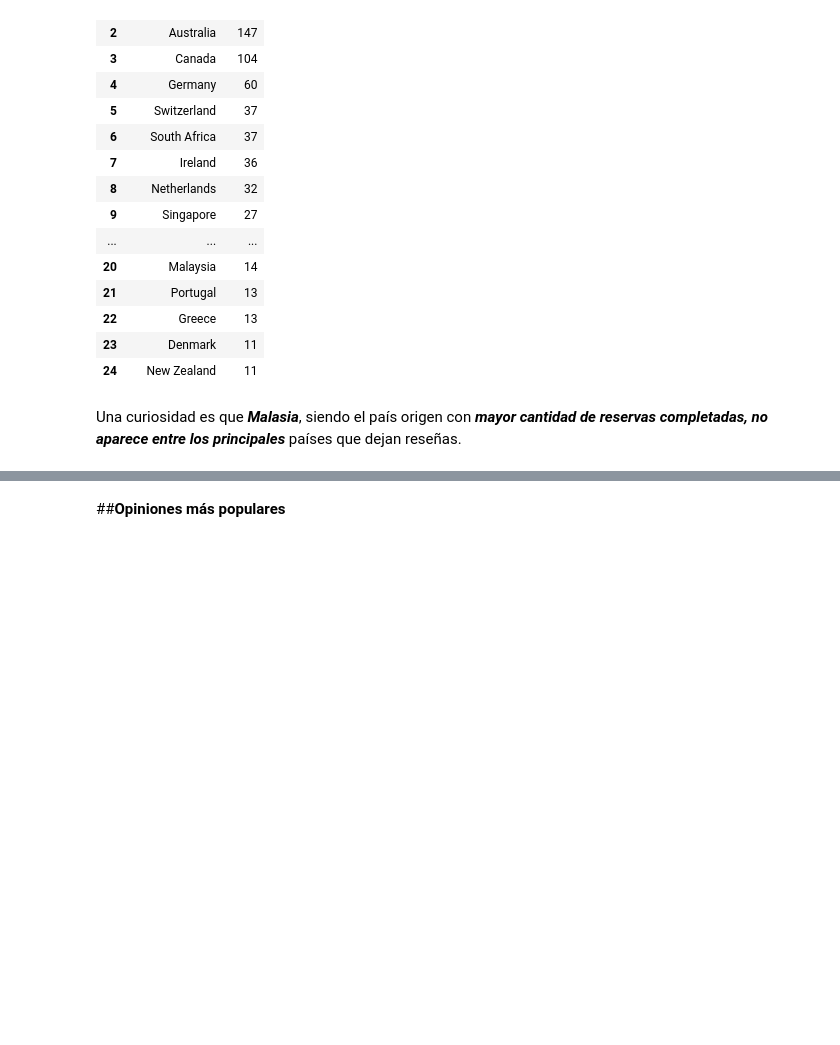
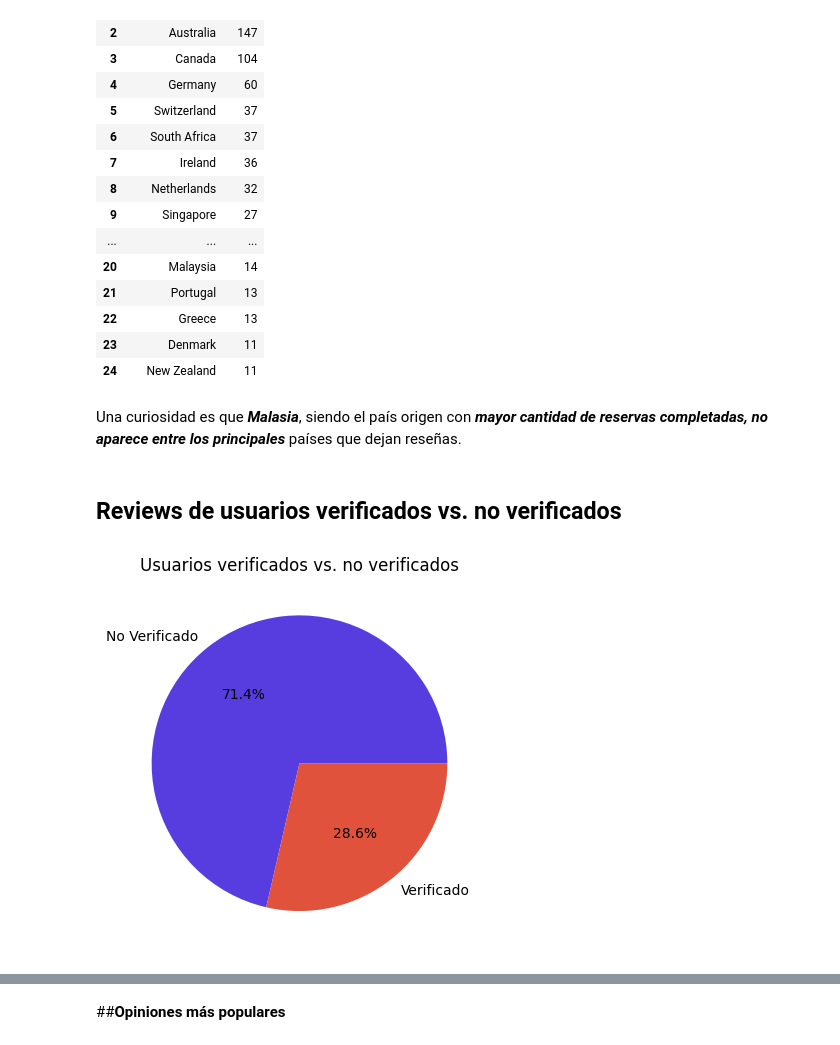
Before and after one commit to alexguttlein/TP1-AnalisisExploratorioDeDatos, a Jupyter notebook: TP1_Análisis_Exploratorio_de_Datos.ipynb, the cells around one changed output, grey strips where cells are left out. Cells and saved outputs as stored; diff of their text form; code cells hidden in the pictures; blank space fills up the shorter version.

Commit message:
Adds plots for *reviews*

```diff
--- a/TP1_Análisis_Exploratorio_de_Datos.ipynb
+++ b/TP1_Análisis_Exploratorio_de_Datos.ipynb
@@ -672,3 +672,18 @@ cleaned_reviews_country.groupby('country')['rates'].count().sort_values(ascendin
 | 24 | New Zealand | 11 |
 # %% [markdown]
 Una curiosidad es que ***Malasia***, siendo el país origen con ***mayor cantidad de reservas completadas, no aparece entre los principales*** países que dejan reseñas.
+# %% [markdown]
+## Reviews de usuarios verificados vs. no verificados
+# %%
+# cantidad de verificados vs sin verificar
+columnas_reviews = cleaned_reviews[['rates', 'verified']]
+g = columnas_reviews.groupby('verified').count()
+g.reset_index()
+
+plt.pie([g.loc[False, 'rates'], g.loc[True, 'rates']],
+        labels=['No Verificado', 'Verificado'], colors = [paleta['azul'], paleta['rojo']],
+        autopct='%1.1f%%')
+plt.title('Usuarios verificados vs. no verificados')
+plt.show()
+# %% [output]
+[figure, added]
```
Also changed, not shown: parts of 3 cells of this notebook.
